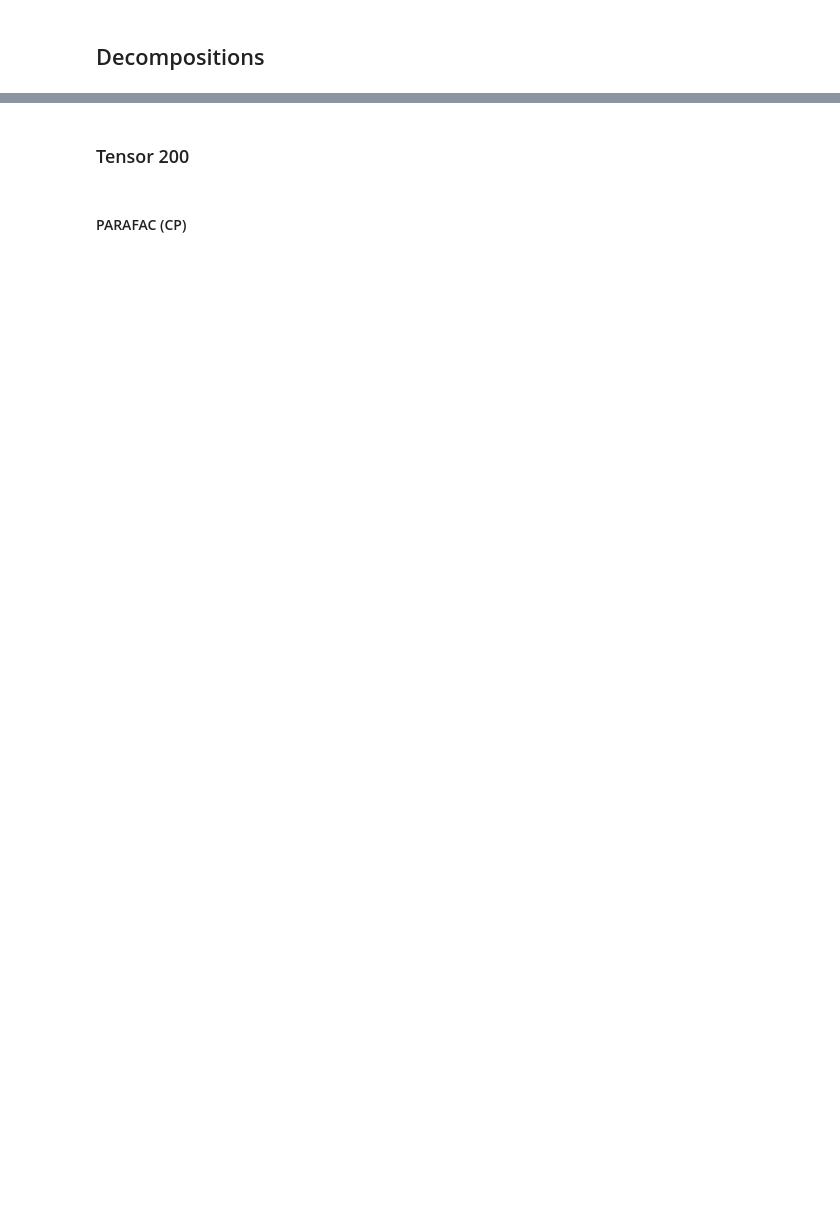
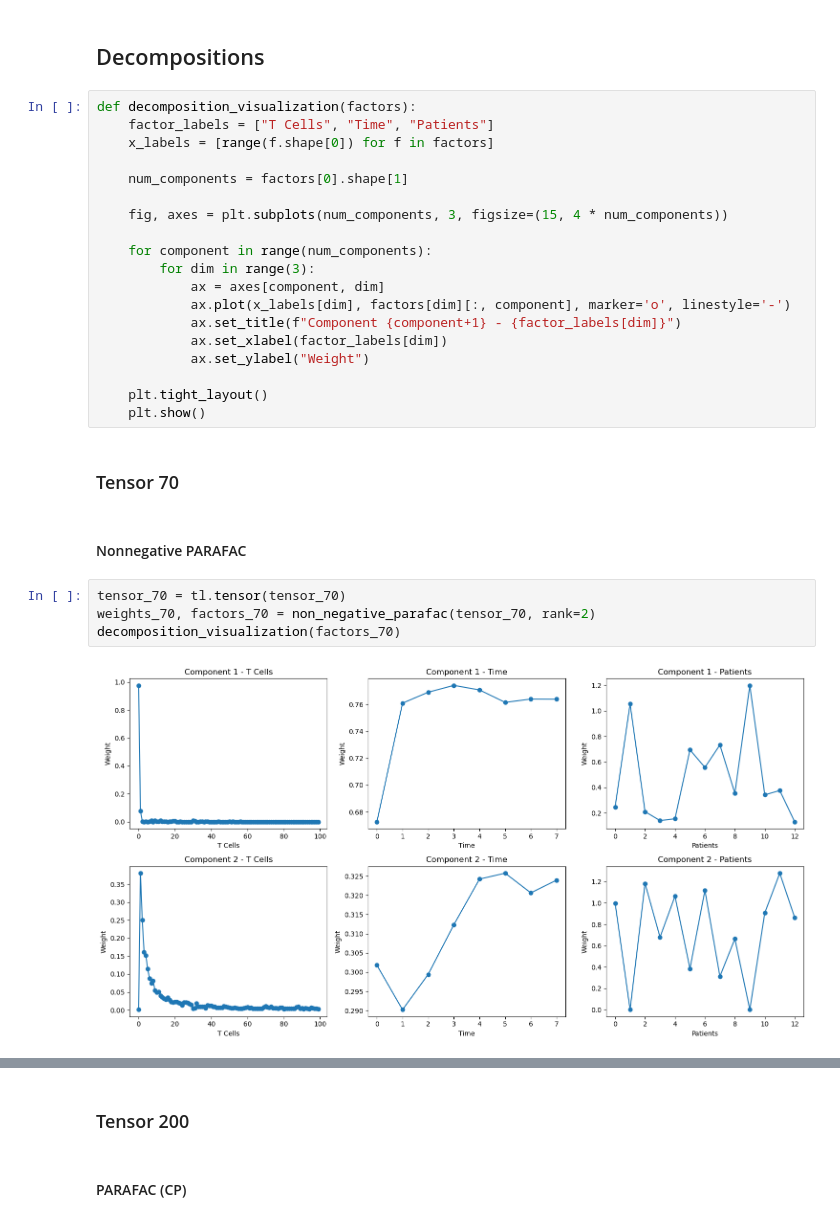
Before and after one commit to pablovadillo/Tensordecomposition, a Jupyter notebook: CP_decomposition.ipynb, the cells around one changed output, grey strips where cells are left out. Drawn from its saved outputs; the diff is of its cells as text; blank space fills up the shorter version.

Commit message:
Updated CP Decomposition

```diff
--- a/CP_decomposition.ipynb
+++ b/CP_decomposition.ipynb
@@ -82,2 +100,31 @@ plt.show()
 # %% [markdown]
 ## Decompositions
+# %%
+def decomposition_visualization(factors):
+    factor_labels = ["T Cells", "Time", "Patients"]
+    x_labels = [range(f.shape[0]) for f in factors]
+
+    num_components = factors[0].shape[1]
+
+    fig, axes = plt.subplots(num_components, 3, figsize=(15, 4 * num_components))
+
+    for component in range(num_components):
+        for dim in range(3):
+            ax = axes[component, dim]
+            ax.plot(x_labels[dim], factors[dim][:, component], marker='o', linestyle='-')
+            ax.set_title(f"Component {component+1} - {factor_labels[dim]}")
+            ax.set_xlabel(factor_labels[dim])
+            ax.set_ylabel("Weight")
+
+    plt.tight_layout()
+    plt.show()
+# %% [markdown]
+### Tensor 70
+# %% [markdown]
+#### Nonnegative PARAFAC
+# %%
+tensor_70 = tl.tensor(tensor_70)
+weights_70, factors_70 = non_negative_parafac(tensor_70, rank=2)
+decomposition_visualization(factors_70)
+# %% [output]
+[figure, added]
```
Also changed, not shown: parts of 14 cells of this notebook.
